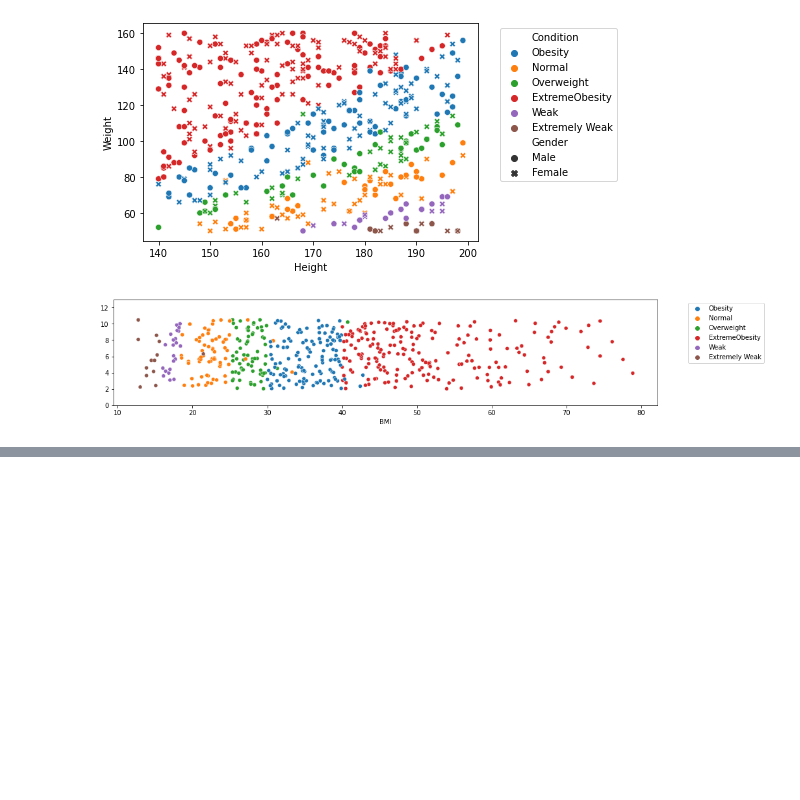
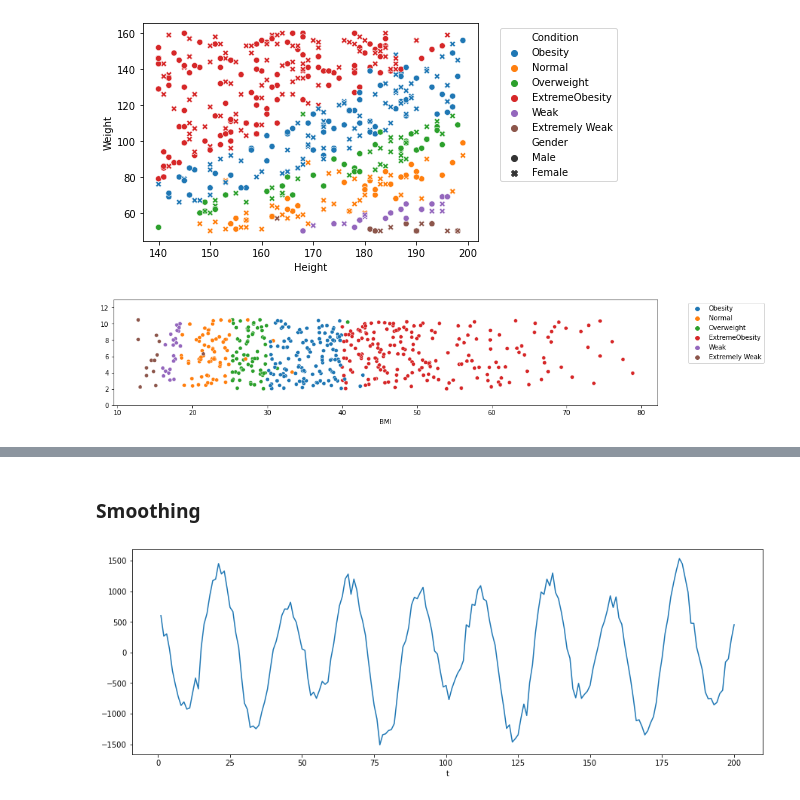
Before and after one commit to yangoos57/dataStudy, a Jupyter notebook: ML/Hands_On_Data_preprocessing_in_python/Part3/ch14 Data Transformation and massaging.ipynb, the cells around one changed output, grey strips where cells are left out. Cells and saved outputs as stored; diff of their text form; code cells hidden in the pictures; blank space fills up the shorter version.

```diff
--- a/ML/Hands_On_Data_preprocessing_in_python/Part3/ch14 Data Transformation and massaging.ipynb
+++ b/ML/Hands_On_Data_preprocessing_in_python/Part3/ch14 Data Transformation and massaging.ipynb
@@ -126,0 +154,8 @@ plt.show()
+# %% [markdown]
+### Smoothing
+# %%
+signal_df = pd.read_csv('data/ch14/Noise_data.csv', index_col='t')
+signal_df.Signal.plot(figsize=(15,5))
+plt.show()
+# %% [output]
+[figure, added]
```
Also changed, not shown: parts of 10 cells of this notebook.
